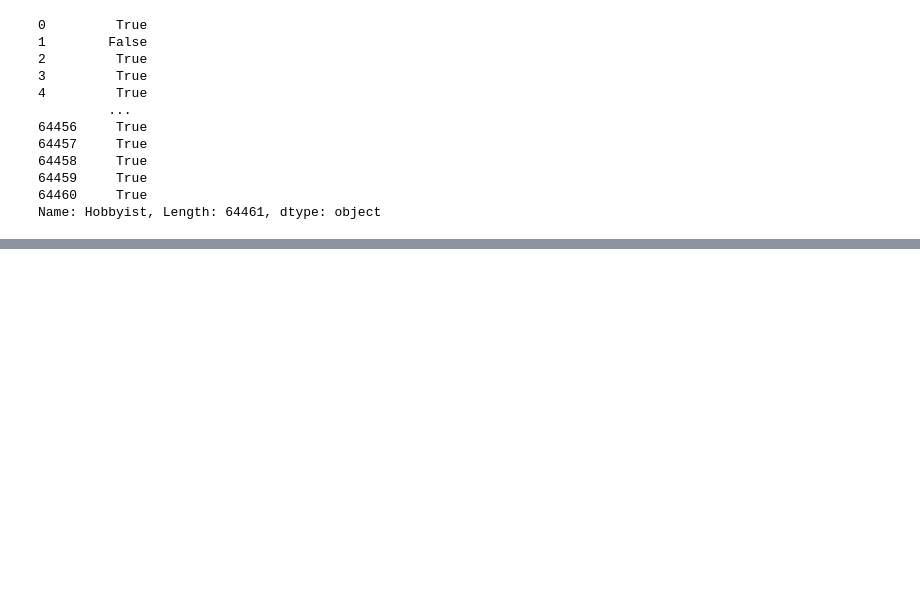
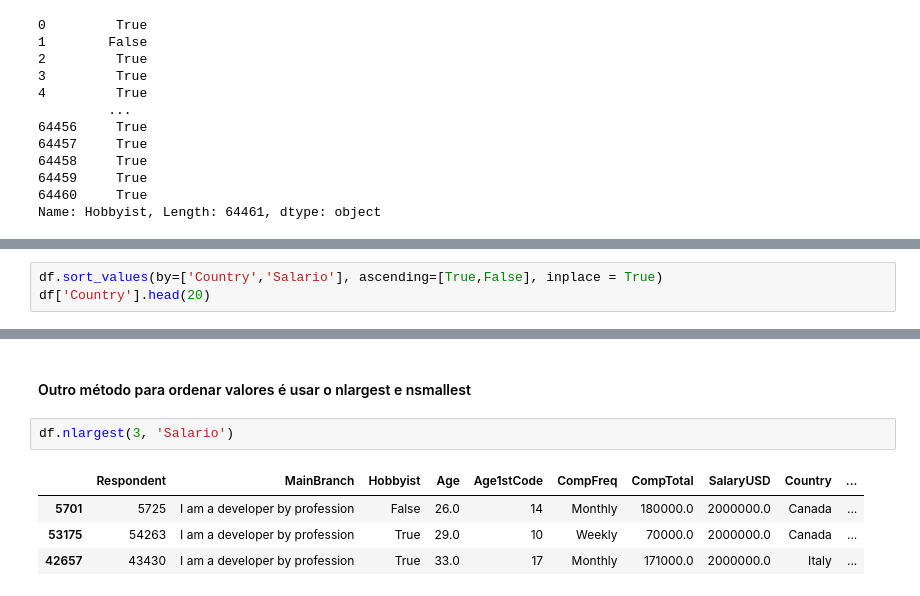
Before and after one commit to AdrianoSantana/Pandas, a Jupyter notebook: Pandas.ipynb, the cells around one changed output, grey strips where cells are left out. Cells and saved outputs as stored; diff of their text form; blank space fills up the shorter version.

```diff
--- a/Pandas.ipynb
+++ b/Pandas.ipynb
@@ -702,0 +871,3 @@ Name: Hobbyist, Length: 64461, dtype: object
+# %%
+df.sort_values(by=['Country','Salario'], ascending=[True,False], inplace = True)
+df['Country'].head(20)
@@ -702,0 +892,9 @@ Name: Hobbyist, Length: 64461, dtype: object
+# %% [markdown]
+#### Outro método para ordenar valores é usar o nlargest e nsmallest
+# %%
+df.nlargest(3, 'Salario')
+# %% [output]
+|  | Respondent | MainBranch | Hobbyist | Age | Age1stCode | CompFreq | CompTotal | SalaryUSD | Country | ... |
+| 5701 | 5725 | I am a developer by profession | False | 26.0 | 14 | Monthly | 180000.0 | 2000000.0 | Canada | ... |
+| 53175 | 54263 | I am a developer by profession | True | 29.0 | 10 | Weekly | 70000.0 | 2000000.0 | Canada | ... |
+| 42657 | 43430 | I am a developer by profession | True | 33.0 | 17 | Monthly | 171000.0 | 2000000.0 | Italy | ... |
```
Also changed, not shown: parts of 39 cells of this notebook.
